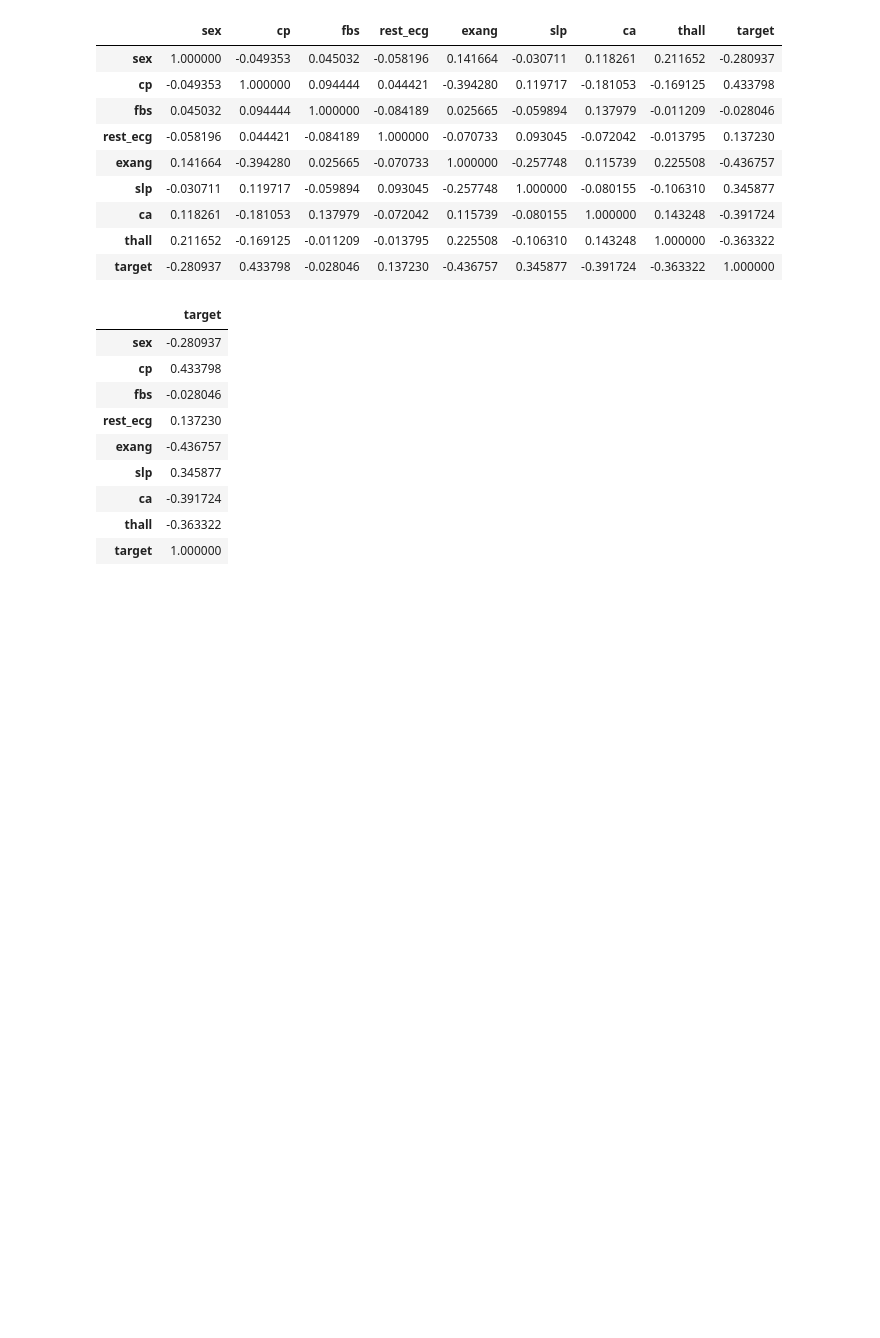
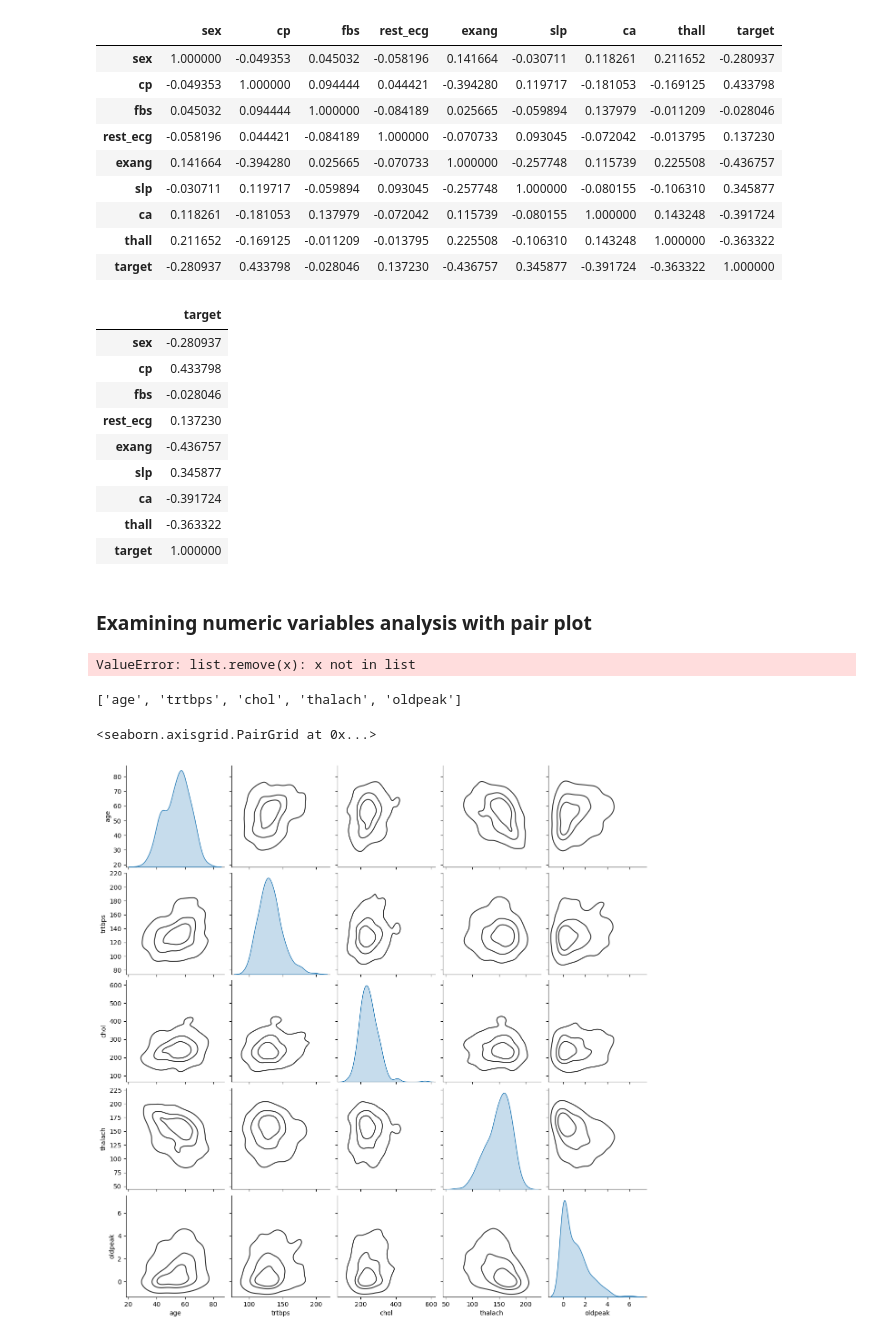
Before and after one commit to vishaltechevangelist/project-heart-attack-analysis-prediction, a Jupyter notebook: Project Heart Attack Prediction .ipynb, the cells around one changed output. Drawn from its saved outputs; the diff is of its cells as text; code cells hidden in the pictures; blank space fills up the shorter version.

Commit message:
completing pairplot for numerical bivariate analysis

```diff
--- a/Project Heart Attack Prediction .ipynb
+++ b/Project Heart Attack Prediction .ipynb
@@ -608,3 +608,18 @@ dataset[categorical_var].corr().iloc[:,[-1]]
 | ca | -0.391724 |
 | thall | -0.363322 |
 | target | 1.000000 |
+# %% [markdown]
+### Examining numeric variables analysis with pair plot
+# %%
+numeric_var.remove('target')
+# %% [output]
+ValueError: list.remove(x): x not in list
+# %%
+numeric_var
+# %% [output]
+['age', 'trtbps', 'chol', 'thalach', 'oldpeak']
+# %%
+sns.pairplot(dataset[numeric_var], diag_kind='kde', plot_kws={"color": ".2", "levels": 4}, kind='kde')
+# %% [output]
+<seaborn.axisgrid.PairGrid at 0x...>
+[figure, added]
```
Also changed, not shown: parts of 1 cell of this notebook.
